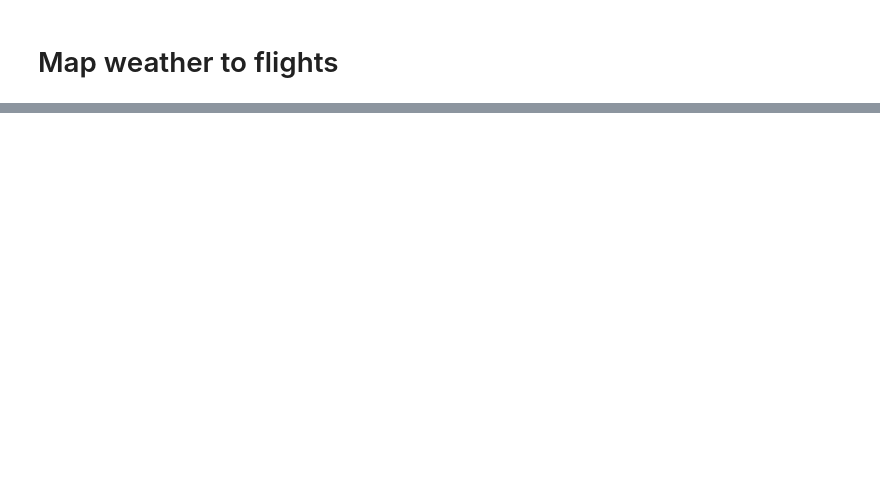
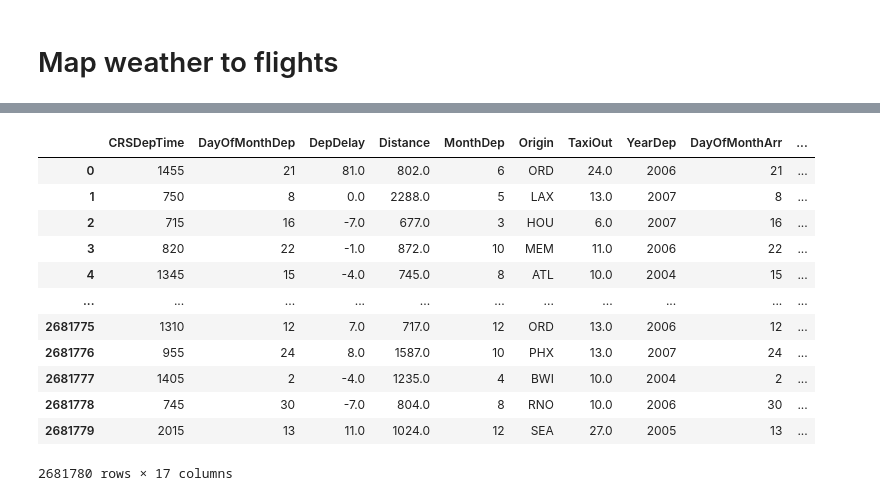
Before and after one commit to L1uM4rt1n/BDA-Project, a Jupyter notebook: eda/julian_cleaning/Airport x Weather x Flights Data Augmentation.ipynb, the cells around one changed output, grey strips where cells are left out. Drawn from its saved outputs; the diff is of its cells as text; code cells hidden in the pictures; blank space fills up the shorter version.

Commit message:
Finalized augmentation of data

```diff
--- a/eda/julian_cleaning/Airport x Weather x Flights Data Augmentation.ipynb
+++ b/eda/julian_cleaning/Airport x Weather x Flights Data Augmentation.ipynb
@@ -19,3 +90,5 @@ pandas._libs.tslibs.timestamps.Timestamp
+# %%
+df = cleaned_df.copy()
 # %% [markdown]
 # Airport Coord
 # %%
@@ -260,0 +324,3 @@ def add_weather(airport, depDate, weather_code, precipitation, snowfall, wind):
+# %%
+with open('airport_weather_final.json', 'r') as f:
+    airport_weather_dict = json.load(f)
@@ -260,0 +371,19 @@ def add_weather(airport, depDate, weather_code, precipitation, snowfall, wind):
+# %%
+def add_snowfall_sum(airport_weather_dict, Origin, CRSDepDateTime, snowfall_sum):
+    if snowfall_sum != '':
+        return snowfall_sum
+    else:
+        list_weathers = airport_weather_dict[Origin]
+        dep_date = str(CRSDepDateTime.date())
+
+        for weather_dict in list_weathers:
+            if dep_date in weather_dict:
+                snowfall_sum = weather_dict[dep_date]['snowfall_sum']
+
+        return snowfall_sum
+
+start_time = time.time()
+v_add_weather = np.vectorize(add_snowfall_sum, otypes=[object])
+
+df_weather['snowfall_sum'] = v_add_weather(airport_weather_dict, df_weather['Origin'], df_weather['CRSDepDateTime'], df_weather['snowfall_sum'])
+print(f"TOTAL TIME TAKEN: {(time.time() - start_time)}")
@@ -260,0 +392,18 @@ def add_weather(airport, depDate, weather_code, precipitation, snowfall, wind):
+# %%
+def add_wind_speed(airport_weather_dict, Origin, CRSDepDateTime, wind_speed):
+    if wind_speed != '':
+        return wind_speed
+    else:
+        list_weathers = airport_weather_dict[Origin]
+        dep_date = str(CRSDepDateTime.date())
+
+        for weather_dict in list_weathers:
+            if dep_date in weather_dict:
+                wind_speed = weather_dict[dep_date]['wind_speed']
+
+        return wind_speed
+
+start_time = time.time()
+v_add_weather = np.vectorize(add_wind_speed, otypes=[object])
+df_weather['wind_speed'] = v_add_weather(airport_weather_dict, df_weather['Origin'], df_weather['CRSDepDateTime'], df_weather['wind_speed'])
+print(f"TOTAL TIME TAKEN: {(time.time() - start_time)}")
@@ -260,0 +433,16 @@ def add_weather(airport, depDate, weather_code, precipitation, snowfall, wind):
+# %%
+df_weather
+# %% [output]
+|  | CRSDepTime | DayOfMonthDep | DepDelay | Distance | MonthDep | Origin | TaxiOut | YearDep | DayOfMonthArr | ... |
+| 0 | 1455 | 21 | 81.0 | 802.0 | 6 | ORD | 24.0 | 2006 | 21 | ... |
+| 1 | 750 | 8 | 0.0 | 2288.0 | 5 | LAX | 13.0 | 2007 | 8 | ... |
+| 2 | 715 | 16 | -7.0 | 677.0 | 3 | HOU | 6.0 | 2007 | 16 | ... |
+| 3 | 820 | 22 | -1.0 | 872.0 | 10 | MEM | 11.0 | 2006 | 22 | ... |
+| 4 | 1345 | 15 | -4.0 | 745.0 | 8 | ATL | 10.0 | 2004 | 15 | ... |
+| ... | ... | ... | ... | ... | ... | ... | ... | ... | ... | ... |
+| 2681775 | 1310 | 12 | 7.0 | 717.0 | 12 | ORD | 13.0 | 2006 | 12 | ... |
+| 2681776 | 955 | 24 | 8.0 | 1587.0 | 10 | PHX | 13.0 | 2007 | 24 | ... |
+| 2681777 | 1405 | 2 | -4.0 | 1235.0 | 4 | BWI | 10.0 | 2004 | 2 | ... |
+| 2681778 | 745 | 30 | -7.0 | 804.0 | 8 | RNO | 10.0 | 2006 | 30 | ... |
+| 2681779 | 2015 | 13 | 11.0 | 1024.0 | 12 | SEA | 27.0 | 2005 | 13 | ... |
+2681780 rows × 17 columns
```
Also changed, not shown: parts of 38 cells of this notebook, 6 other files.
